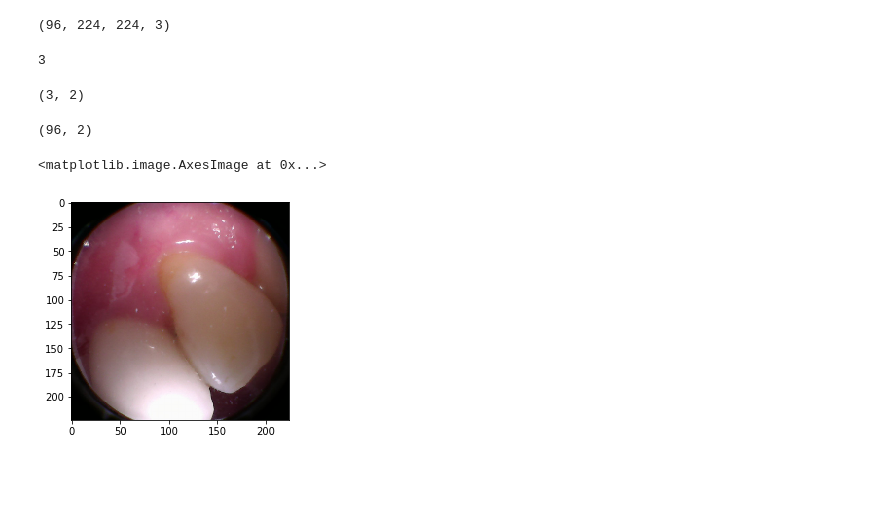
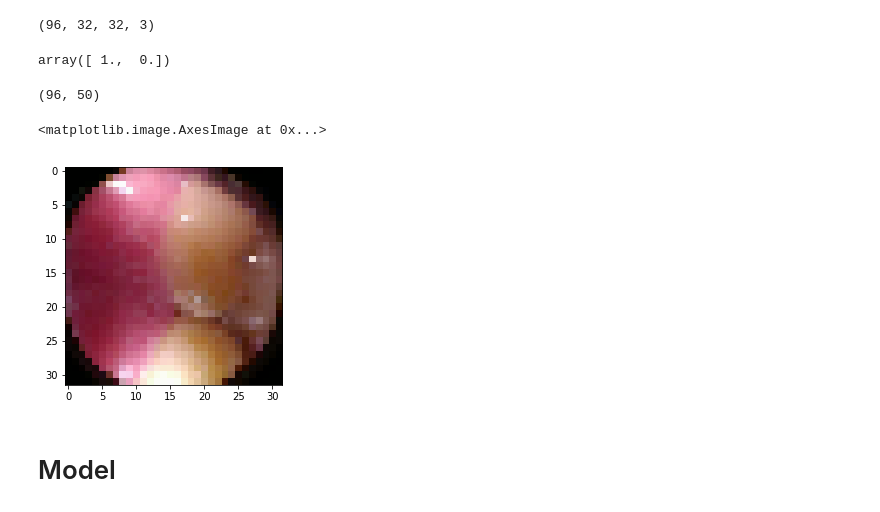
Before and after one commit to manphis/DeepLearning_classification, a Jupyter notebook: teeth_classification.ipynb, the cells around one changed output. Saved outputs shown, nothing was run; the diff lists cells and outputs as text; code cells hidden in the pictures; blank space fills up the shorter version.

```diff
--- a/teeth_classification.ipynb
+++ b/teeth_classification.ipynb
@@ -11,3 +11,6 @@ import matplotlib.pyplot as plt
+# %%
+IMG_SIZE = 32
+FEATURE_SIZE = 50
 # %%
 def load_img(path):
     img = skimage.io.imread(path)
@@ -19,13 +22,14 @@ def load_img(path):
     xx = int((img.shape[1] - short_edge) / 2)
     crop_img = img[yy: yy + short_edge, xx: xx + short_edge]
     # resize to 224, 224
-    resized_img = skimage.transform.resize(crop_img, (224, 224))[None, :, :, :]   # shape [1, 224, 224, 3]
+    resized_img = skimage.transform.resize(crop_img, (IMG_SIZE, IMG_SIZE))[None, :, :, :]   # shape [1, 224, 224, 3]
 #    resized_img = skimage.transform.resize(crop_img, (32, 32))[None, :, :, :]   # shape [1, 32, 32, 3]
     return resized_img
 # %%
 def load_data(image_dir, part_dir_list):
     image_list = []
     label_list = []
+    feat_list = []
     for k in range(len(part_dir_list)):
         part_name = part_dir_list[k]
         dir = image_dir + part_name
@@ -42,44 +46,42 @@ def load_data(image_dir, part_dir_list):
             tag[0][k] = 1
             label_list.append(tag)
 
+            feature = np.full((1, FEATURE_SIZE), k/1.0)
+            feat_list.append(feature)
+
 #            if len(imgs[k]) == 400:        # only use 400 imgs to reduce my memory load
 #                break
 
     image_data = np.concatenate(image_list, axis=0)
     label_data = np.concatenate(label_list, axis=0)
+    feat_data = np.concatenate(feat_list, axis=0)
 
-    return image_data, label_data
+    return image_data, label_data, feat_data
 # %%
 train_image_dir = 'train_img/'
 test_image_dir = 'test_img/'
 # %%
 part_list = ['out', 'in']
 # %%
-train_dataset, label_dataset = load_data(train_image_dir, part_dir_list=part_list)
-test_dataset, test_label = load_data(test_image_dir, part_dir_list=part_list)
+train_dataset, label_dataset, feature_dataset = load_data(train_image_dir, part_dir_list=part_list)
+test_dataset, test_label, test_feature = load_data(test_image_dir, part_dir_list=part_list)
 # %%
 train_dataset.shape
 # %% [output]
-(96, 224, 224, 3)
+(96, 32, 32, 3)
-# %%
-x = train_dataset[0:3].reshape(-1,224,224,3)
-#x.shape
-len(x)
-# %% [output]
-3
-# %%
-y = label_dataset[0:3].reshape(-1,2)
-y.shape
-# %% [output]
-(3, 2)
 # %%
 label_dataset
 label_dataset.shape
-#label_dataset[2]
+label_dataset[2]
 # %% [output]
-(96, 2)
+array([ 1.,  0.])
+# %%
+feature_dataset.shape
+#train_feature[55]
+# %% [output]
+(96, 50)
 # %%
-plt.imshow(train_dataset[7])
+plt.imshow(train_dataset[2])
 # %% [output]
 <matplotlib.image.AxesImage at 0x...>
-[figure, old version]
+[figure, new version]
@@ -88,3 +88,5 @@ plt.imshow(train_dataset[7])
+# %% [markdown]
+# Model
 # %%
 import tensorflow as tf
 # %%
```
Also changed, not shown: parts of 14 cells of this notebook, 1 other file.
